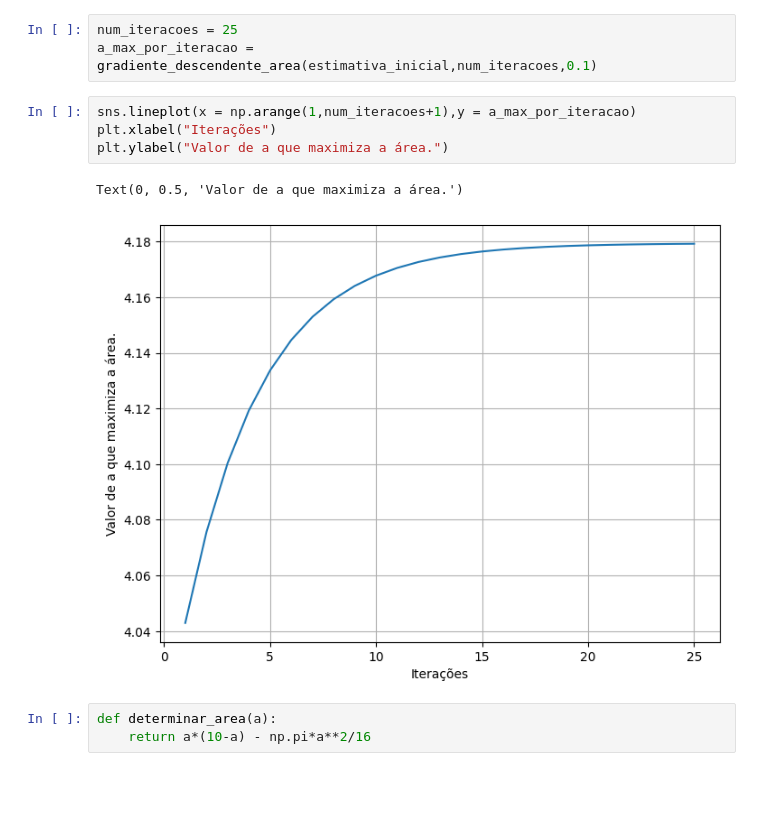
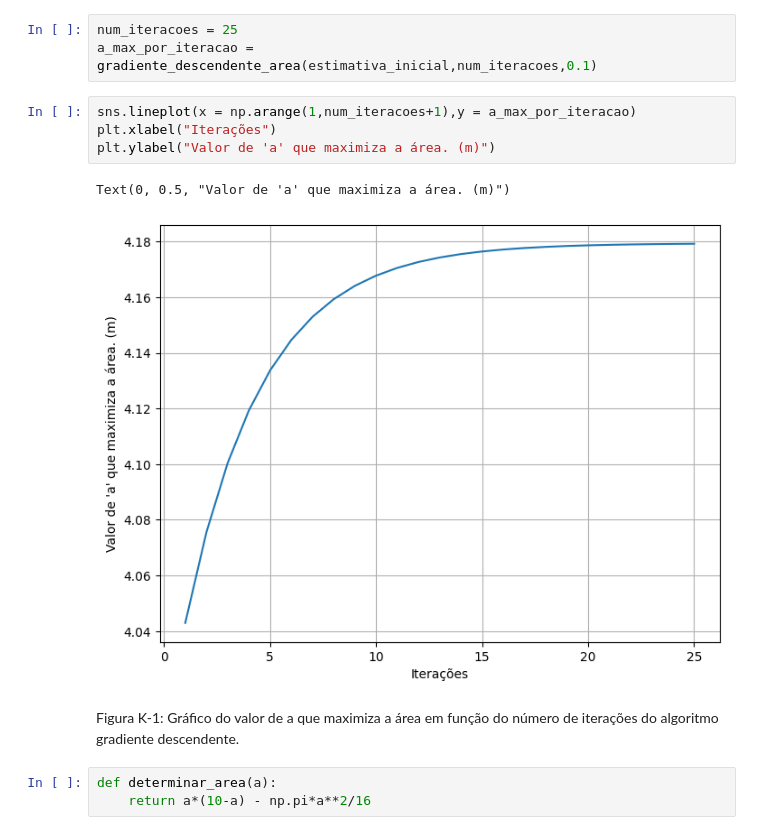
Before and after one commit to ricardoamachado/ENGA74, a Jupyter notebook: Atividade1/atividade1.ipynb, the cells around one changed output. Cells and saved outputs as stored; diff of their text form; blank space fills up the shorter version.

```diff
--- a/Atividade1/atividade1.ipynb
+++ b/Atividade1/atividade1.ipynb
@@ -61,10 +65,12 @@ a_max_por_iteracao = gradiente_descendente_area(estimativa_inicial,num_iteracoes
 # %%
 sns.lineplot(x = np.arange(1,num_iteracoes+1),y = a_max_por_iteracao)
 plt.xlabel("Iterações")
-plt.ylabel("Valor de a que maximiza a área.")
+plt.ylabel("Valor de 'a' que maximiza a área. (m)")
 # %% [output]
-Text(0, 0.5, 'Valor de a que maximiza a área.')
+Text(0, 0.5, "Valor de 'a' que maximiza a área. (m)")
-[figure, old version]
+[figure, new version]
+# %% [markdown]
+Figura K-1: Gráfico do valor de a que maximiza a área em função do número de iterações do algoritmo gradiente descendente.
 # %%
 def determinar_area(a):
     return a*(10-a) - np.pi*a**2/16
```
Also changed, not shown: parts of 36 cells of this notebook.
